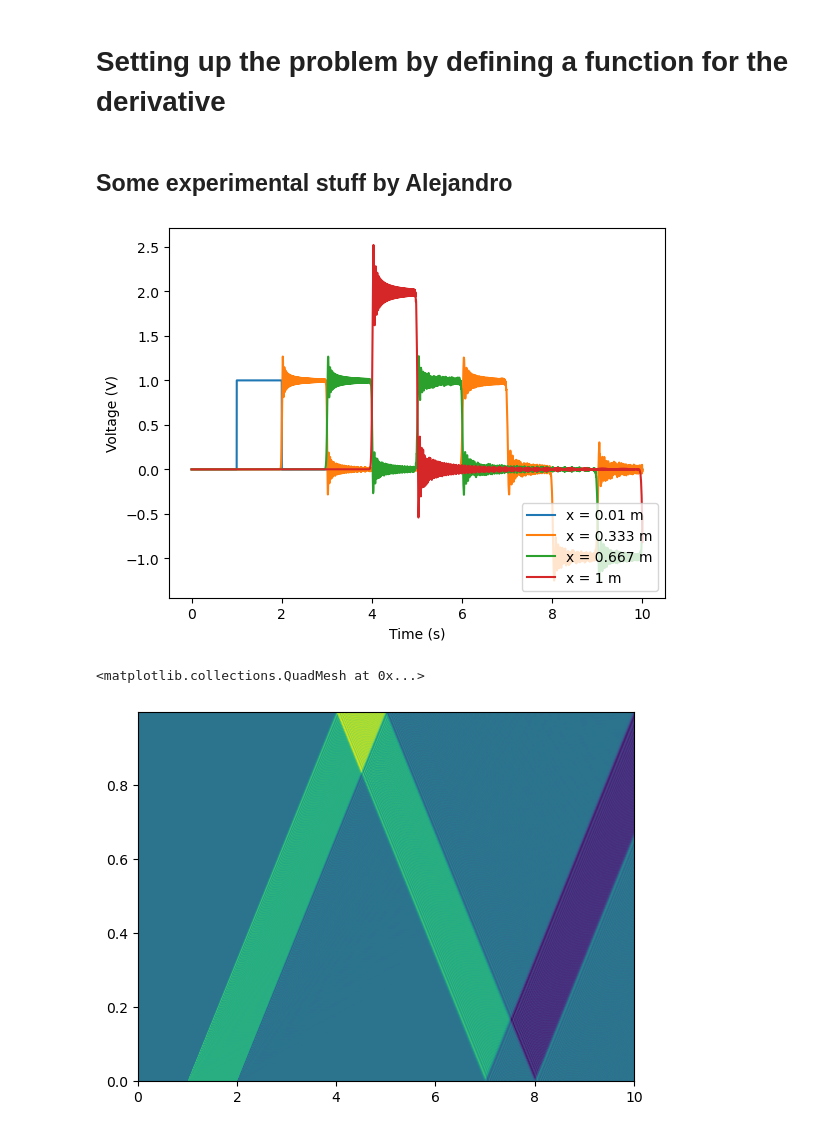
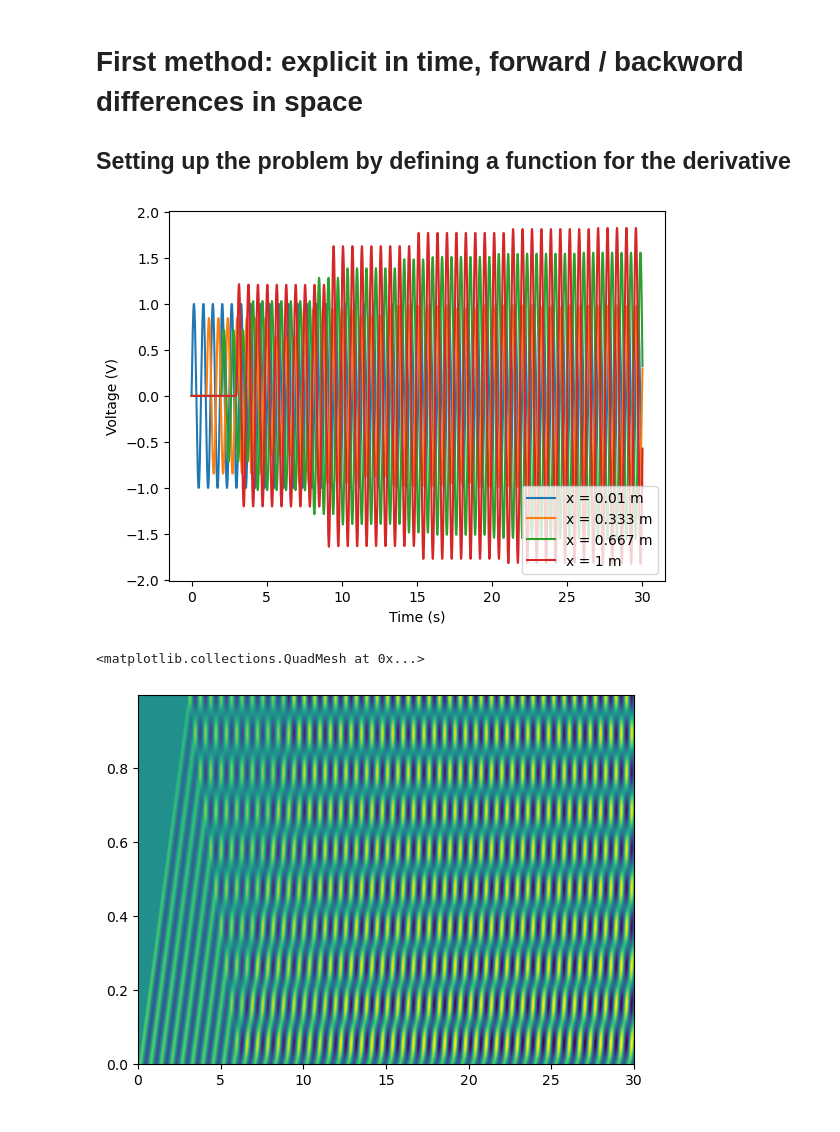
Before and after one commit to AlejandroPenacho/PINN-Project, a Jupyter notebook: numerical.ipynb, the cells around one changed output. Drawn from its saved outputs; the diff is of its cells as text; code cells hidden in the pictures.

```diff
--- a/numerical.ipynb
+++ b/numerical.ipynb
@@ -5,10 +1,15 @@ from scipy.integrate import solve_ivp
 # %% [markdown]
-# Setting up the problem by defining a function for the derivative
+# First method: explicit in time, forward / backword differences in space
+## Setting up the problem by defining a function for the derivative
 # %%
+import numpy as np
+import matplotlib.pyplot as plt
+from scipy.integrate import solve_ivp
+
 n_x = 1000
 
 R1o = 0.01
-R2o = 10000
+R2o = 1
 Lo = 3.0
 Co = 3.0
 RL = 1000.0
@@ -27,10 +28,23 @@ def get_derivative(t, x):
     v = x[:n_x]
     i = x[n_x:]
 
-    if t <= 2  and t >= 1:
-        u = 1
-    else:
-        u = 0
+    u = np.sin(t*10)
+
+    # if t <= (1+1/3.0)  and t >= 1:
+    #     #u = 1
+    #     # u = np.sin(np.pi*(t-1))
+    #     u = 3*( (t-1)*3 )**2 - 2*( (t-1)*3 )**3
+    # elif t>(1+1/3.0)and t<(2-1/3.0):
+    #     u = 1
+    # elif t>=(2-1/3.0) and t<= 2:
+    #     u = 1 - (3*( (t-(2-1/3.0))*3 )**2 - 2*( (t-(2-1/3.0))*3 )**3)
+    # else:
+    #     u = 0
+
+    # if t >= 3 and t<= 3.1:
+    #     C = 0.001
+    # else:
+    #     C = Co * dx
 
     v[0] = u
     i[-1] = v[-1]/RL
@@ -38,9 +52,16 @@ def get_derivative(t, x):
     der_v = np.zeros(v.shape)
     der_i = np.zeros(i.shape)
 
+    # Central differences instead of forward / backward differences
+    # der_v[1:-1] = 1/C* ((i[:-2] - i[2:])/2 - v[1:-1] / R2)
+    # der_i[1:-1] = 1/L* ((v[:-2] - v[2:])/2 - i[1:-1] * R1)
+    # der_v[-1] = 1/C* (-i[-1] + i[-2] - v[-1] / R2)
+    # der_i[0] = 1/L* (-v[1] + v[0] - i[0] * R1)
+
     der_v[1:] = 1/C* (i[:-1] - i[1:] - v[1:] / R2)
+    # if t > 30 and t<31:
+    #     der_v[int(n_x/2)] = 1/C* (i[int(n_x/2)-1] - i[int(n_x/2)] - v[int(n_x/2)] / R2*10000)
+
     der_i[:-1] = 1/L* (-v[1:] + v[:-1] - i[:-1] * R1)
 
     return np.concatenate((der_v, der_i))
-# %% [markdown]
-## Some experimental stuff by Alejandro
@@ -69,22 +68,21 @@ ax.plot(x_array, state_array[600, :n_x])
 # %%
-sol = solve_ivp(get_derivative, [0, 10], np.zeros(2*n_x), method='RK45', dense_output=True, rtol=1e-9, atol=1e-9)
+sol = solve_ivp(get_derivative, [0, 30], np.zeros(2*n_x), method='RK45', dense_output=True, rtol=1e-9, atol=1e-9)
 plt.plot(sol.t, sol.y[0,:], label="x = 0.01 m")
 plt.plot(sol.t, sol.y[int(n_x/3),:], label="x = 0.333 m")
 plt.plot(sol.t, sol.y[int(2*n_x/3),:], label="x = 0.667 m")
 plt.plot(sol.t, sol.y[n_x-1,:], label= "x = 1 m")
 plt.xlabel("Time (s)")
 plt.ylabel("Voltage (V)")
 plt.legend(loc="lower right")
 plt.show()
+
+fig = plt.figure()
+ax = fig.subplots()
+
+T, X = np.meshgrid(sol.t, x_array)
+
+ax.pcolormesh(T, X, sol.y[:n_x, :])
 # %% [output]
-[figure, old version]
+[figure, new version]
+<matplotlib.collections.QuadMesh at 0x...>
+[figure, added]
-# %%
-fig = plt.figure()
-ax = fig.subplots()
-
-T, X = np.meshgrid(sol.t, x_array)
-
-ax.pcolormesh(T, X, sol.y[:n_x, :])
-# %% [output]
-<matplotlib.collections.QuadMesh at 0x...>
-[figure, removed]
```
Also changed, not shown: parts of 13 cells of this notebook.
